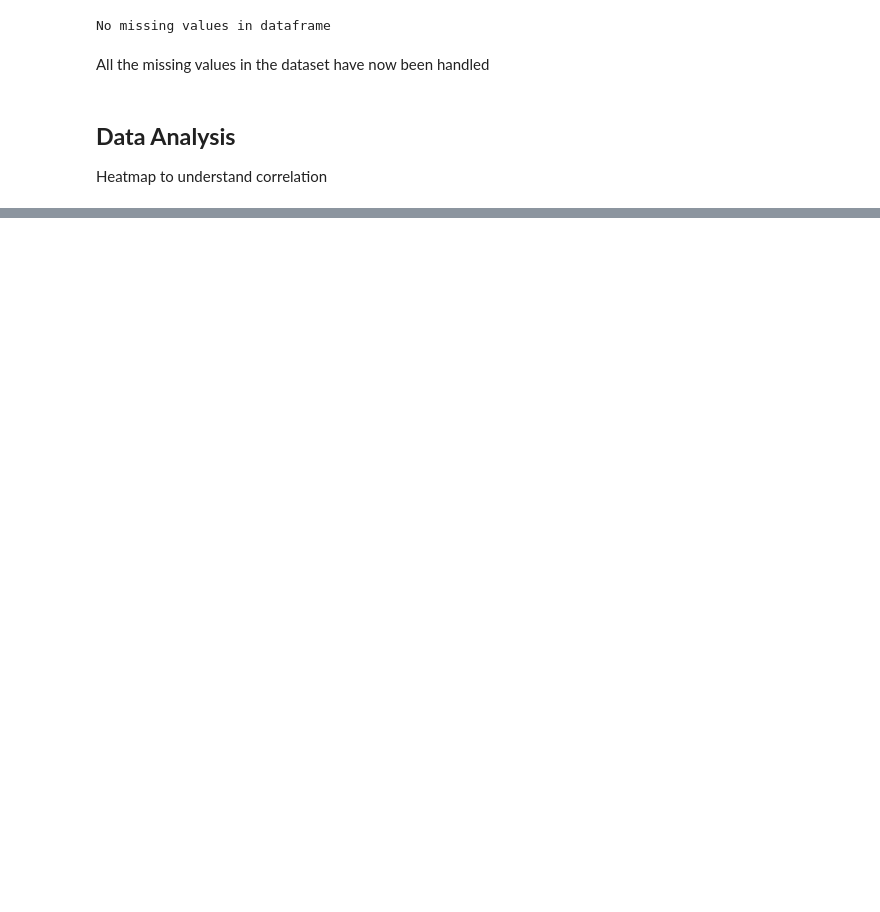
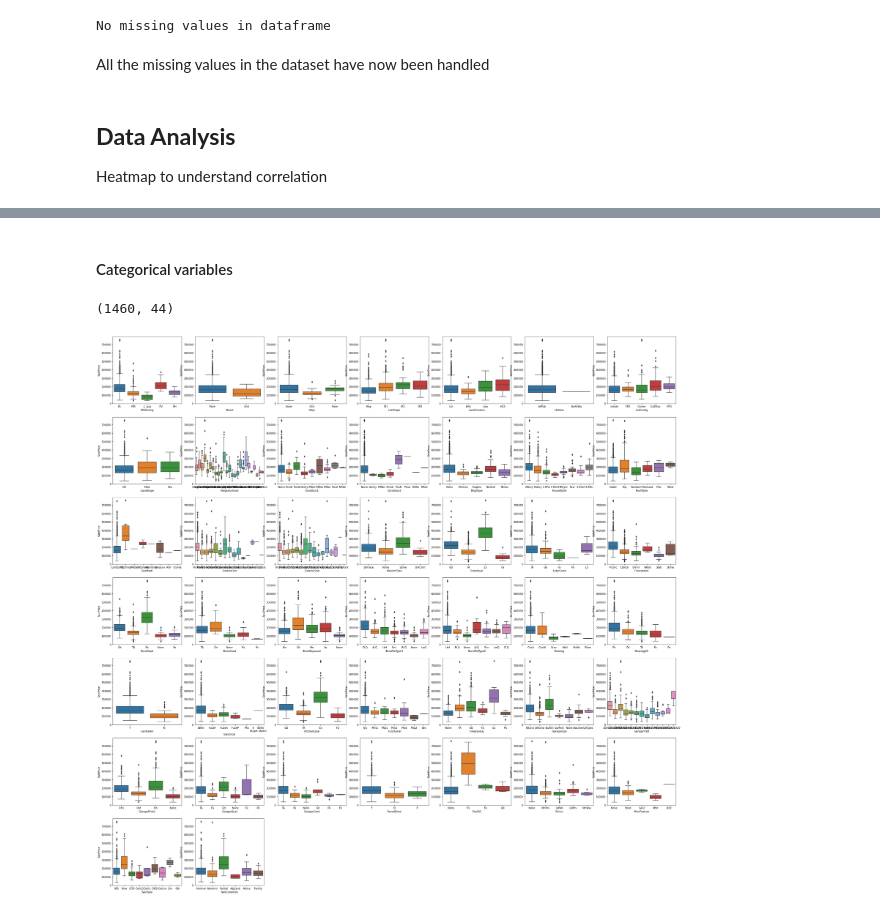
Before and after one commit to adiraptor/houose_pricing_assignment, a Jupyter notebook: house_price_forecasting.ipynb, the cells around one changed output, grey strips where cells are left out. Saved outputs shown, nothing was run; the diff lists cells and outputs as text; code cells hidden in the pictures; blank space fills up the shorter version.

```diff
--- a/house_price_forecasting.ipynb
+++ b/house_price_forecasting.ipynb
@@ -253,0 +297,20 @@ KeyboardInterrupt: ignored
+# %% [markdown]
+#### Categorical variables
+# %%
+#Getting categorical variables
+
+housing_df_cat = housing_df.select_dtypes(exclude=[np.number])
+
+housing_df_cat.shape
+# %% [output]
+(1460, 44)
+# %%
+#Plotting them using box plots
+
+plt.figure(figsize=(40,40))
+
+for i, col in enumerate(housing_df_cat.columns, 1):
+    plt.subplot(7,7,i)
+    sns.boxplot(x = col, y = 'SalePrice', data = housing_df)
+# %% [output]
+[figure, added]
```
Also changed, not shown: parts of 31 cells of this notebook.
